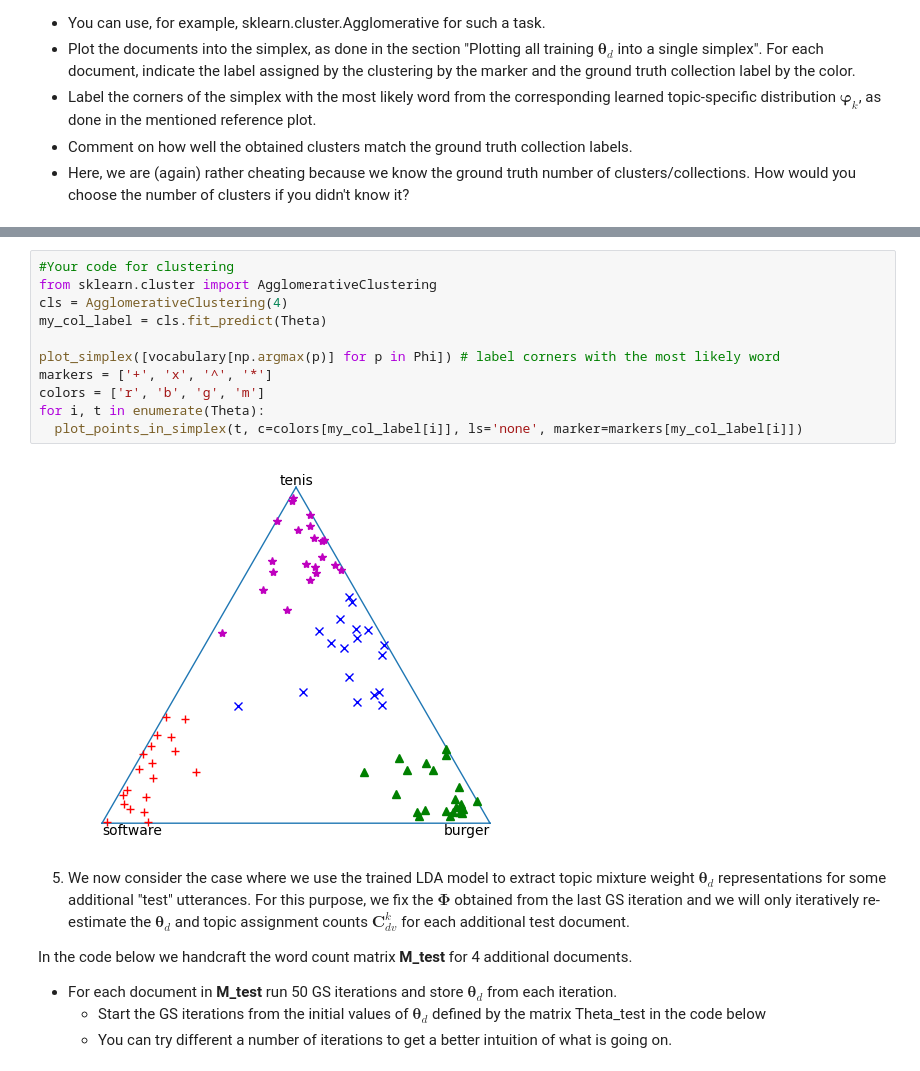
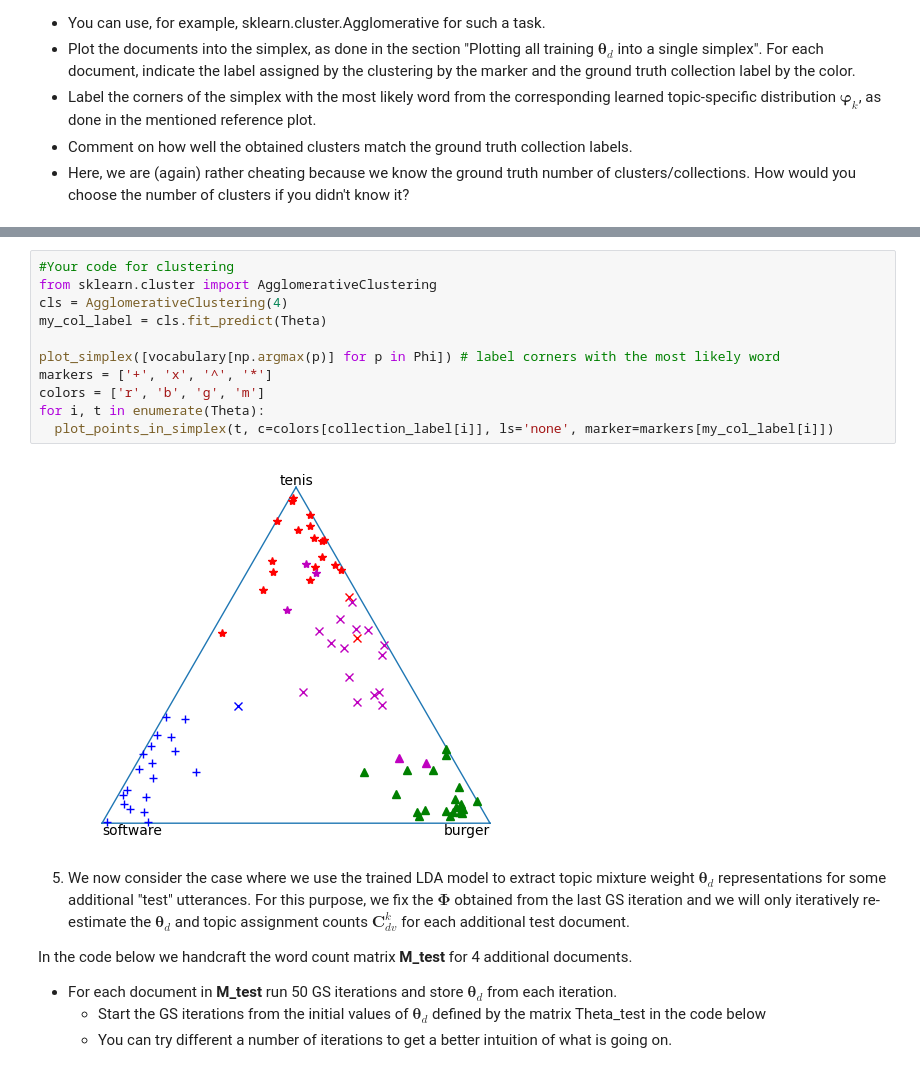
Before and after one commit to JohnyDevp/BAYa, a Jupyter notebook: BAYa_Assignment2024_LDA.ipynb, the cells around one changed output, grey strips where cells are left out. Saved outputs shown, nothing was run; the diff lists cells and outputs as text.

```diff
--- a/BAYa_Assignment2024_LDA.ipynb
+++ b/BAYa_Assignment2024_LDA.ipynb
@@ -332,16 +344,16 @@ plot_topic_distributions(Phi, vocabulary)
 # %%
 #Your code for clustering
 from sklearn.cluster import AgglomerativeClustering
 cls = AgglomerativeClustering(4)
 my_col_label = cls.fit_predict(Theta)
 
 plot_simplex([vocabulary[np.argmax(p)] for p in Phi]) # label corners with the most likely word
 markers = ['+', 'x', '^', '*']
 colors = ['r', 'b', 'g', 'm']
 for i, t in enumerate(Theta):
-  plot_points_in_simplex(t, c=colors[my_col_label[i]], ls='none', marker=markers[my_col_label[i]])
+  plot_points_in_simplex(t, c=colors[collection_label[i]], ls='none', marker=markers[my_col_label[i]])
 # %% [output]
-[figure, old version]
+[figure, new version]
 # %% [markdown]
 5. We now consider the case where we use the trained LDA model to extract topic mixture weight ${\boldsymbol\theta}_d$ representations for some additional "test" utterances. For this purpose, we fix the $\boldsymbol{\Phi}$ obtained from the last GS iteration and we will only iteratively re-estimate the $\boldsymbol{\theta}_d$ and topic assignment counts $\boldsymbol{C}_{dv}^k$ for each additional test document.
 
```
Also changed, not shown: parts of 12 cells of this notebook.
